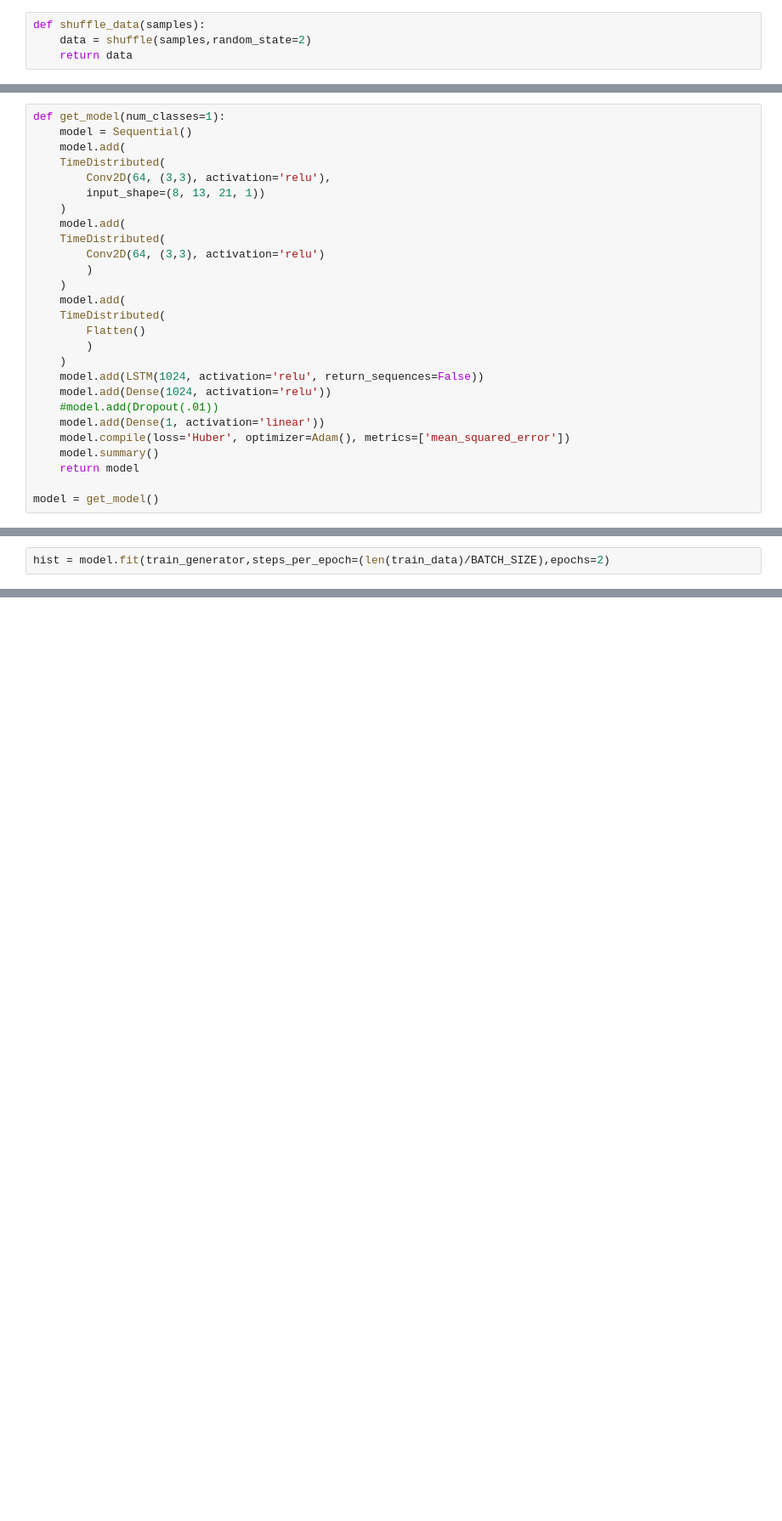
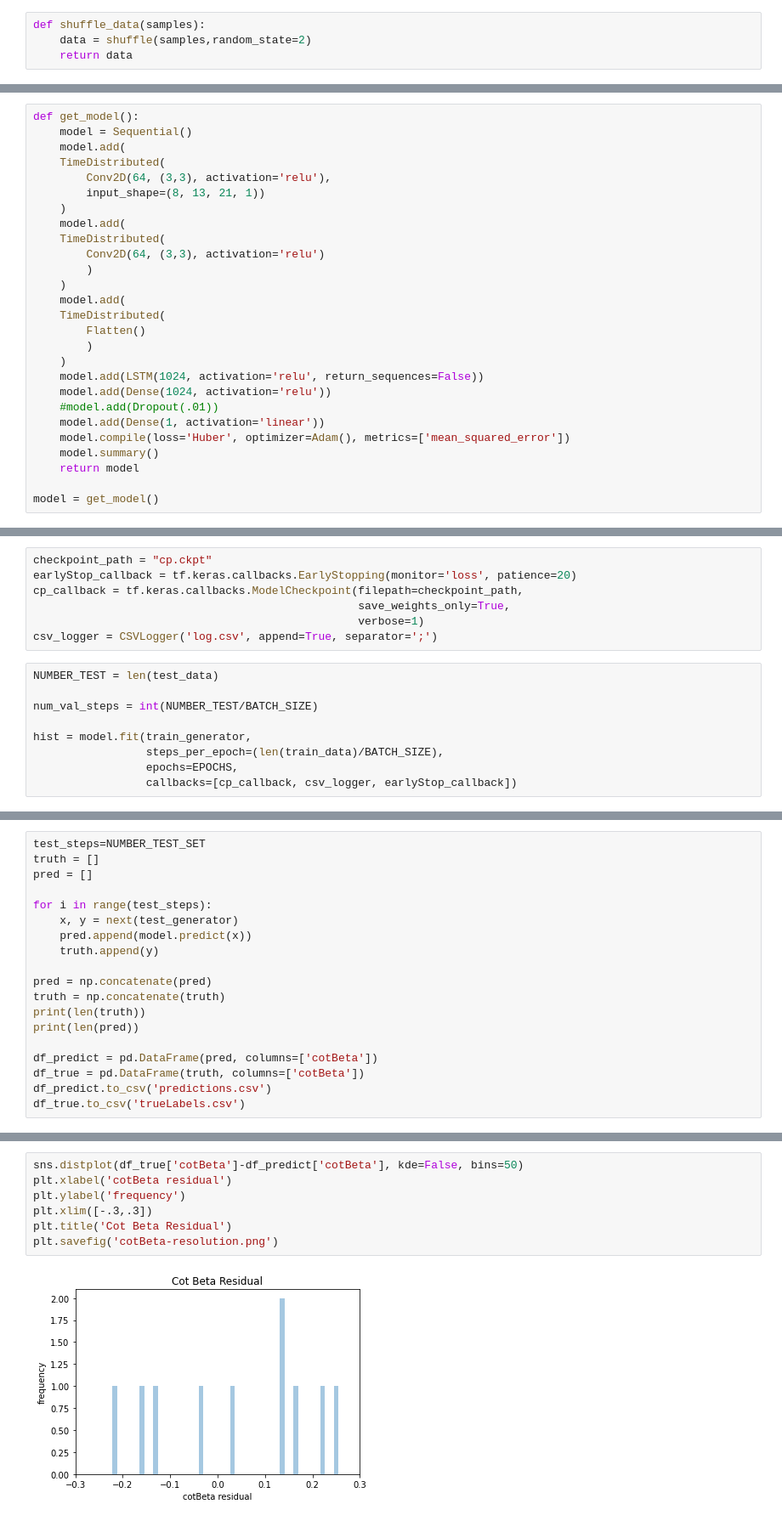
Before and after one commit to nhanvtran/directional-pixel-detectors, a Jupyter notebook: 3D_NN_models/CNN-LSTM-april18.ipynb, the cells around one changed output, grey strips where cells are left out. Shown at 85% size. Cells and saved outputs as stored; diff of their text form; blank space fills up the shorter version.

```diff
--- a/3D_NN_models/CNN-LSTM-april18.ipynb
+++ b/3D_NN_models/CNN-LSTM-april18.ipynb
@@ -157,5 +189,5 @@ train_generator = data_generator(train_data,batch_size=BATCH_SIZE,shuffle=True)
 # %%
-def get_model(num_classes=1):
+def get_model():
     model = Sequential()
     model.add(
     TimeDistributed(
@@ -204,3 +285,17 @@ _________________________________________________________________
+# %%
+checkpoint_path = "cp.ckpt"
+earlyStop_callback = tf.keras.callbacks.EarlyStopping(monitor='loss', patience=20)
+cp_callback = tf.keras.callbacks.ModelCheckpoint(filepath=checkpoint_path,
+                                                 save_weights_only=True,
+                                                 verbose=1)
+csv_logger = CSVLogger('log.csv', append=True, separator=';')
 # %%
-hist = model.fit(train_generator,steps_per_epoch=(len(train_data)/BATCH_SIZE),epochs=2)
+NUMBER_TEST = len(test_data)
+
+num_val_steps = int(NUMBER_TEST/BATCH_SIZE)
+
+hist = model.fit(train_generator,
+                 steps_per_epoch=(len(train_data)/BATCH_SIZE),
+                 epochs=EPOCHS,
+                 callbacks=[cp_callback, csv_logger, earlyStop_callback])
 # %% [output]
@@ -223,0 +329,19 @@ starting index:  2
+# %%
+test_steps=NUMBER_TEST_SET
+truth = []
+pred = []
+
+for i in range(test_steps):
+    x, y = next(test_generator)
+    pred.append(model.predict(x))
+    truth.append(y)
+
+pred = np.concatenate(pred)
+truth = np.concatenate(truth)
+print(len(truth))
+print(len(pred))
+
+df_predict = pd.DataFrame(pred, columns=['cotBeta'])
+df_true = pd.DataFrame(truth, columns=['cotBeta'])
+df_predict.to_csv('predictions.csv')
+df_true.to_csv('trueLabels.csv')
@@ -223,0 +366,9 @@ starting index:  2
+# %%
+sns.distplot(df_true['cotBeta']-df_predict['cotBeta'], kde=False, bins=50)
+plt.xlabel('cotBeta residual')
+plt.ylabel('frequency')
+plt.xlim([-.3,.3])
+plt.title('Cot Beta Residual')
+plt.savefig('cotBeta-resolution.png')
+# %% [output]
+[figure, added]
```
Also changed, not shown: parts of 16 cells of this notebook, 1 other file.
